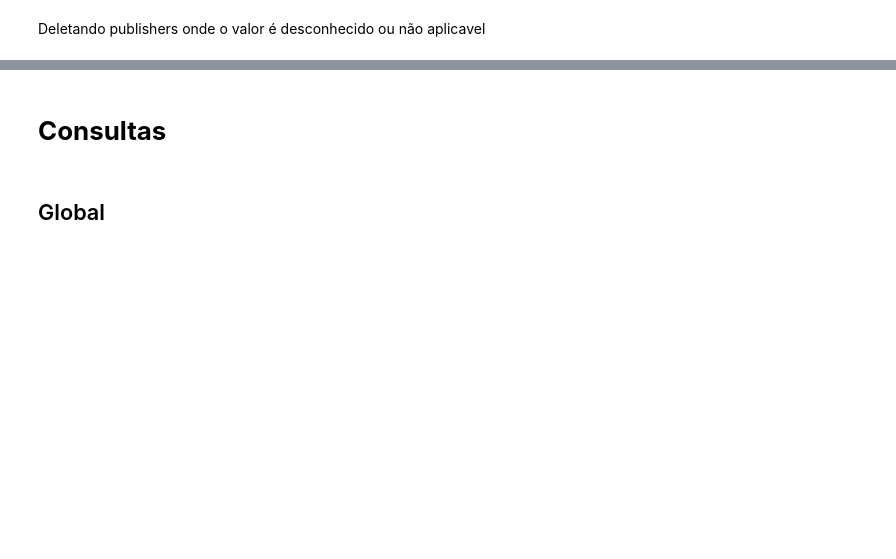
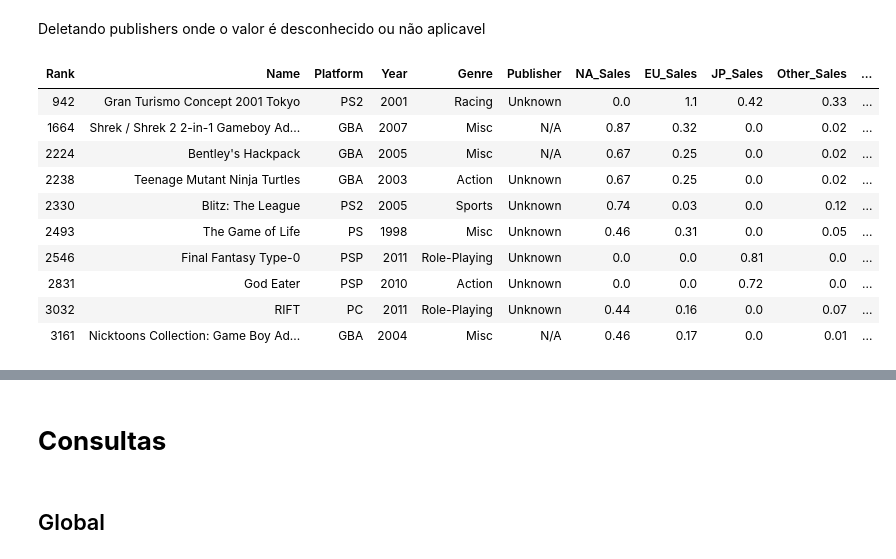
Before and after one commit to edilsonchaves/MVP-PUC-RIO, a Jupyter notebook: Notebook Base.ipynb, the cells around one changed output, grey strips where cells are left out. Saved outputs shown, nothing was run; the diff lists cells and outputs as text; code cells hidden in the pictures; blank space fills up the shorter version.

```diff
--- a/Notebook Base.ipynb
+++ b/Notebook Base.ipynb
@@ -105,7 +147,19 @@ where
 # %% [markdown]
 Deletando publishers onde o valor é desconhecido ou não aplicavel
 # %%
-select * from vg_sales_silver where  Publisher == "N/A" or Publisher == "Unknown"
+select * from vg_sales_silver where  Publisher == "N/A" or Publisher == "Unknown" limit 10
+# %% [output]
+| Rank | Name | Platform | Year | Genre | Publisher | NA_Sales | EU_Sales | JP_Sales | Other_Sales | ... |
+| 942 | Gran Turismo Concept 2001 Tokyo | PS2 | 2001 | Racing | Unknown | 0.0 | 1.1 | 0.42 | 0.33 | ... |
+| 1664 | Shrek / Shrek 2 2-in-1 Gameboy Ad... | GBA | 2007 | Misc | N/A | 0.87 | 0.32 | 0.0 | 0.02 | ... |
+| 2224 | Bentley's Hackpack | GBA | 2005 | Misc | N/A | 0.67 | 0.25 | 0.0 | 0.02 | ... |
+| 2238 | Teenage Mutant Ninja Turtles | GBA | 2003 | Action | Unknown | 0.67 | 0.25 | 0.0 | 0.02 | ... |
+| 2330 | Blitz: The League | PS2 | 2005 | Sports | Unknown | 0.74 | 0.03 | 0.0 | 0.12 | ... |
+| 2493 | The Game of Life | PS | 1998 | Misc | Unknown | 0.46 | 0.31 | 0.0 | 0.05 | ... |
+| 2546 | Final Fantasy Type-0 | PSP | 2011 | Role-Playing | Unknown | 0.0 | 0.0 | 0.81 | 0.0 | ... |
+| 2831 | God Eater | PSP | 2010 | Action | Unknown | 0.0 | 0.0 | 0.72 | 0.0 | ... |
+| 3032 | RIFT | PC | 2011 | Role-Playing | Unknown | 0.44 | 0.16 | 0.0 | 0.07 | ... |
+| 3161 | Nicktoons Collection: Game Boy Ad... | GBA | 2004 | Misc | N/A | 0.46 | 0.17 | 0.0 | 0.01 | ... |
 # %%
 delete from vg_sales_silver
 where Publisher = "N/A" or Publisher = "Unknown"
```
Also changed, not shown: parts of 41 cells of this notebook.
